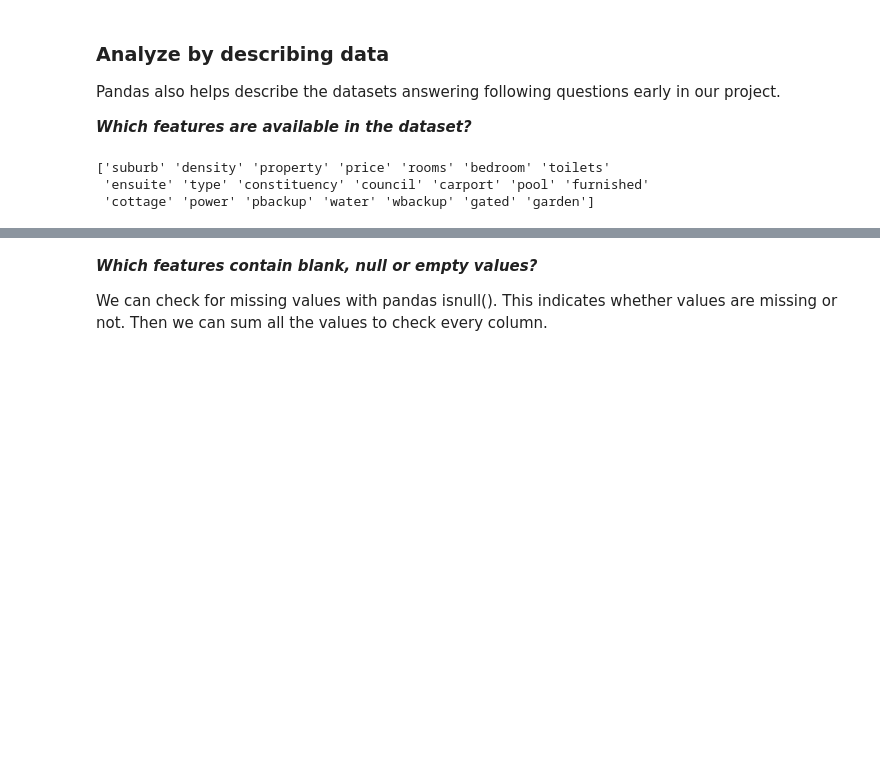
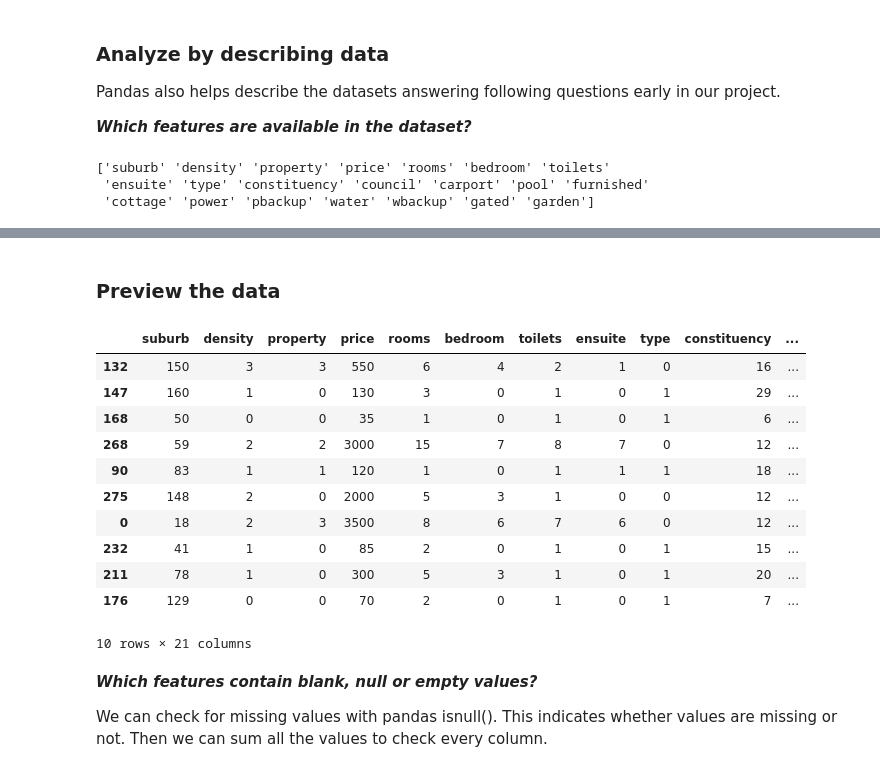
Before and after one commit to iamtatendakagande/irental, a Jupyter notebook: machine/harare/HarareRentNeuralNetworkModel.ipynb, the cells around one changed output, grey strips where cells are left out. Saved outputs shown, nothing was run; the diff lists cells and outputs as text; code cells hidden in the pictures; blank space fills up the shorter version.

```diff
--- a/machine/harare/HarareRentNeuralNetworkModel.ipynb
+++ b/machine/harare/HarareRentNeuralNetworkModel.ipynb
@@ -124,3 +108,21 @@ data.tail()
+# %% [markdown]
+### Preview the data
+# %%
+
+data.sample(10)
+# %% [output]
+|  | suburb | density | property | price | rooms | bedroom | toilets | ensuite | type | constituency | ... |
+| 132 | 150 | 3 | 3 | 550 | 6 | 4 | 2 | 1 | 0 | 16 | ... |
+| 147 | 160 | 1 | 0 | 130 | 3 | 0 | 1 | 0 | 1 | 29 | ... |
+| 168 | 50 | 0 | 0 | 35 | 1 | 0 | 1 | 0 | 1 | 6 | ... |
+| 268 | 59 | 2 | 2 | 3000 | 15 | 7 | 8 | 7 | 0 | 12 | ... |
+| 90 | 83 | 1 | 1 | 120 | 1 | 0 | 1 | 1 | 1 | 18 | ... |
+| 275 | 148 | 2 | 0 | 2000 | 5 | 3 | 1 | 0 | 0 | 12 | ... |
+| 0 | 18 | 2 | 3 | 3500 | 8 | 6 | 7 | 6 | 0 | 12 | ... |
+| 232 | 41 | 1 | 0 | 85 | 2 | 0 | 1 | 0 | 1 | 15 | ... |
+| 211 | 78 | 1 | 0 | 300 | 5 | 3 | 1 | 0 | 1 | 20 | ... |
+| 176 | 129 | 0 | 0 | 70 | 2 | 0 | 1 | 0 | 1 | 7 | ... |
+10 rows × 21 columns
 # %% [markdown]
 ***Which features contain blank, null or empty values?***
 
```
Also changed, not shown: parts of 47 cells of this notebook, 11 other files.
